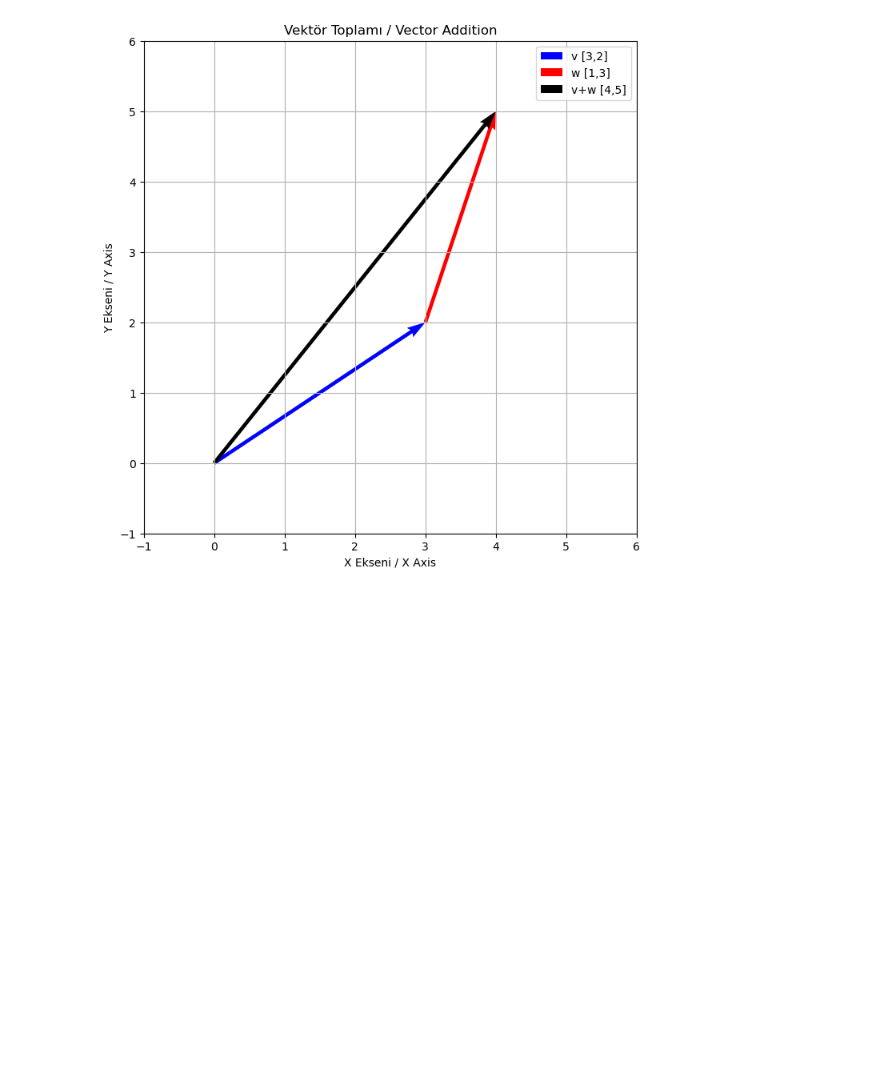
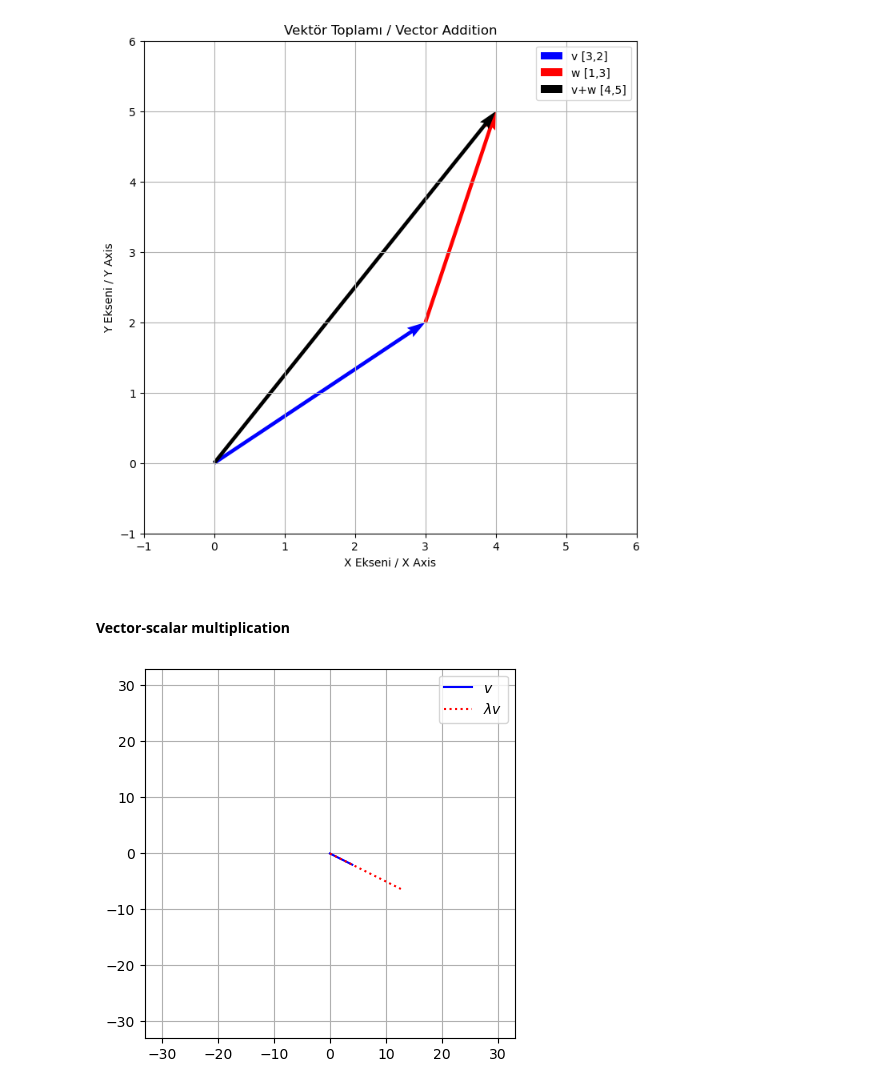
Before and after one commit to nailBestas/lispAi, a Jupyter notebook: 01_Python_Mathematics_and_Statistics/2_Mathematics/5-LinearAlgebra.ipynb, the cells around one changed output. Drawn from its saved outputs; the diff is of its cells as text; code cells hidden in the pictures; blank space fills up the shorter version.

Commit message:
vector -scalar multiplication

```diff
--- a/01_Python_Mathematics_and_Statistics/2_Mathematics/5-LinearAlgebra.ipynb
+++ b/01_Python_Mathematics_and_Statistics/2_Mathematics/5-LinearAlgebra.ipynb
@@ -241,0 +258,25 @@ v + w = [4 5]
+# %% [markdown]
+#### Vector-scalar multiplication
+# %%
+# skaler ; basli basina bir sayidir .scalerler sadece bir sayi ile ifade edilir 1 , 2 ,10 vs
+# vector and scalar
+v = np.array([ 4, -2 ])# v adinda bir vektor olusturduk x yonunde 4 birim y yonunde -2 birim np.array ceviriyoruz matematiksel islemler icin
+
+l  = 3.3 # lambda simgesiyle bir sklaer sayi tanimliyoruz
+v1m = v*l # scalar-modulated - vektor ile sayinin carpimini gosterelim
+# orjinal vektorun [13.2 ,-6.6 ] buyuklugunde olacak
+
+# plot them
+plt.plot([0, v[0]],[0, v[1]],'b',label='$v$') # "$v_1$" → LaTeX formatında "v₁" yazar (matematiksel gösterim)
+#    X koordinatlari, y koor
+plt.plot([0, v1m[0]],[0, v1m[1]],'r:',label='$\lambda v$')
+
+plt.legend()
+plt.axis('square')
+axlim = max([max(abs(v)),max(abs(v1m))])*2.5 # abs mutlak deger
+plt.axis((-axlim,axlim,-axlim,axlim))
+# .axis: (x_min, x_max, y_min, y_max)
+plt.grid()
+plt.show()
+# %% [output]
+[figure, added]
```
Also changed, not shown: parts of 2 cells of this notebook.
